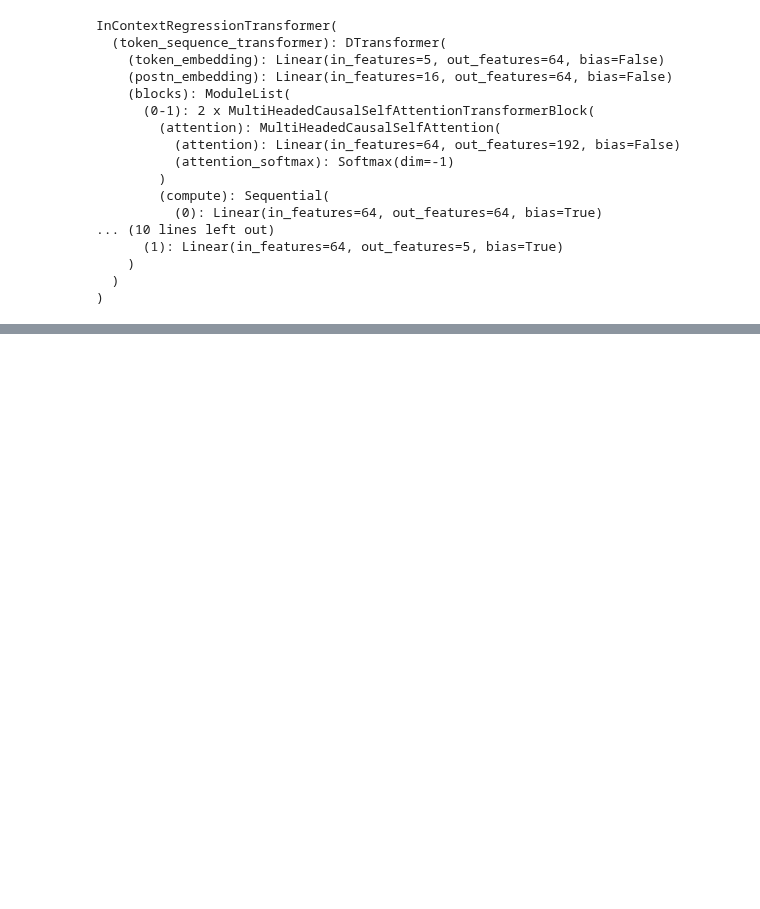
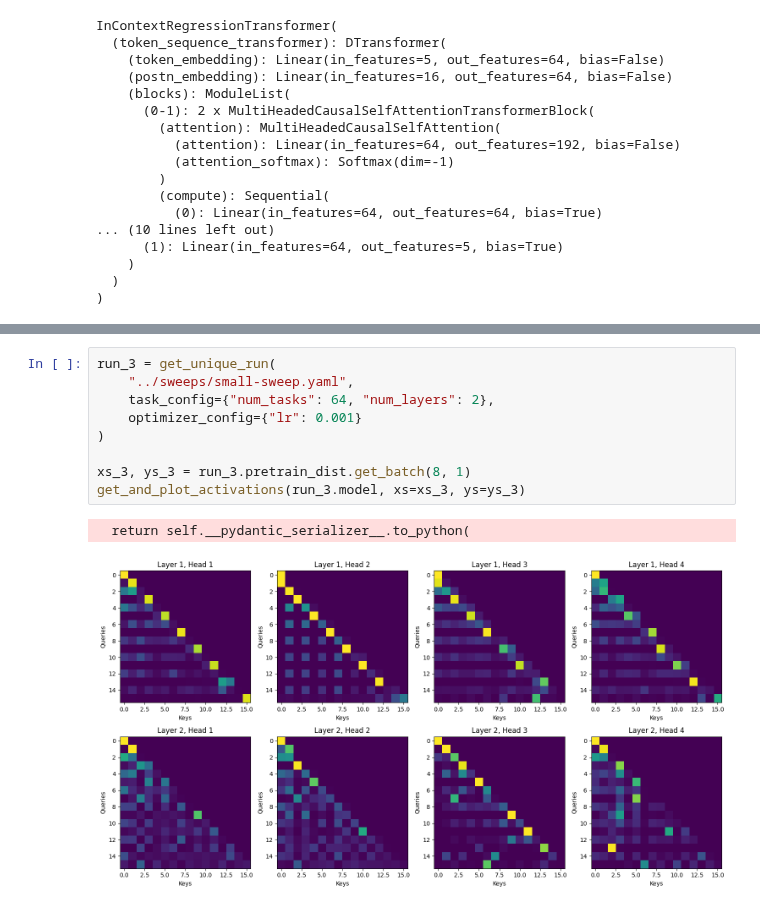
Before and after one commit to timaeus-research/icl, a Jupyter notebook: notebooks/mechinterp.ipynb, the cells around one changed output, grey strips where cells are left out. Saved outputs shown, nothing was run; the diff lists cells and outputs as text; blank space fills up the shorter version.

```diff
--- a/notebooks/mechinterp.ipynb
+++ b/notebooks/mechinterp.ipynb
@@ -131,0 +147,12 @@ for sample_idx in range(10):
+# %%
+run_3 = get_unique_run(
+    "../sweeps/small-sweep.yaml",
+    task_config={"num_tasks": 64, "num_layers": 2},
+    optimizer_config={"lr": 0.001}
+)
+
+xs_3, ys_3 = run_3.pretrain_dist.get_batch(8, 1)
+get_and_plot_activations(run_3.model, xs=xs_3, ys=ys_3)
+# %% [output]
+  return self.__pydantic_serializer__.to_python(
+[figure, added]
```
Also changed, not shown: parts of 4 cells of this notebook.
